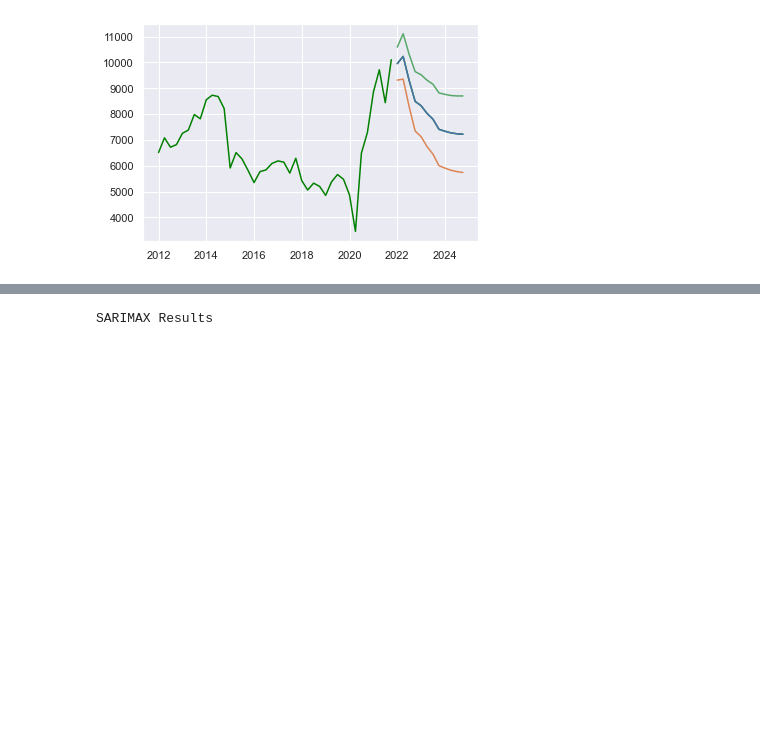
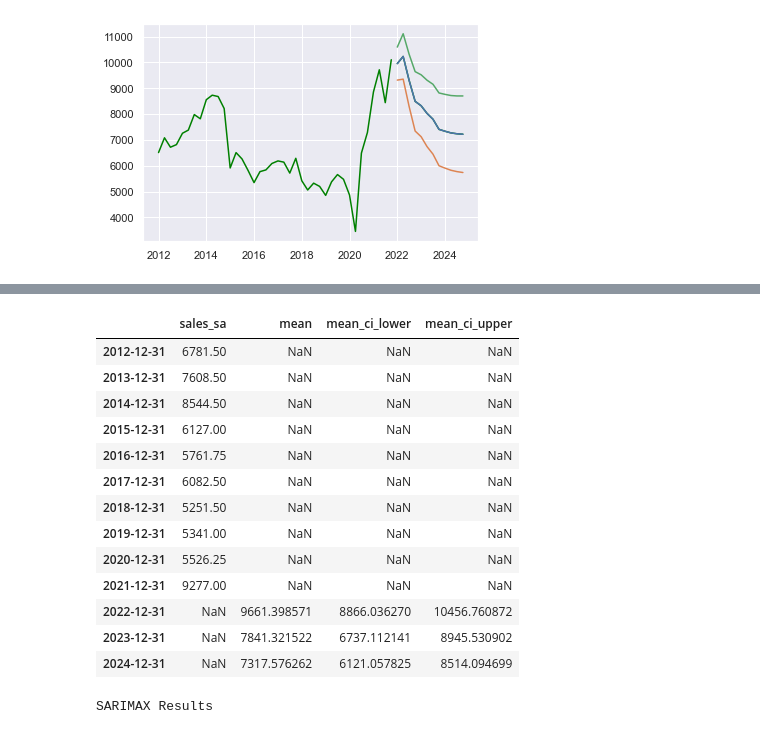
Before and after one commit to doublebigmak/housing_stats, a Jupyter notebook: forecasting/forecast_sales_2022.ipynb, the cells around one changed output, grey strips where cells are left out. Cells and saved outputs as stored; diff of their text form; code cells hidden in the pictures; blank space fills up the shorter version.

```diff
--- a/forecasting/forecast_sales_2022.ipynb
+++ b/forecasting/forecast_sales_2022.ipynb
@@ -968,0 +977,17 @@ plt.plot(fcast_res[['mean','mean_ci_lower','mean_ci_upper']]['2020':])
+# %%
+history[['sales_sa']].join(fcast_res[['mean','mean_ci_lower','mean_ci_upper']])[:'2024'].resample('A').mean()
+# %% [output]
+|  | sales_sa | mean | mean_ci_lower | mean_ci_upper |
+| 2012-12-31 | 6781.50 | NaN | NaN | NaN |
+| 2013-12-31 | 7608.50 | NaN | NaN | NaN |
+| 2014-12-31 | 8544.50 | NaN | NaN | NaN |
+| 2015-12-31 | 6127.00 | NaN | NaN | NaN |
+| 2016-12-31 | 5761.75 | NaN | NaN | NaN |
+| 2017-12-31 | 6082.50 | NaN | NaN | NaN |
+| 2018-12-31 | 5251.50 | NaN | NaN | NaN |
+| 2019-12-31 | 5341.00 | NaN | NaN | NaN |
+| 2020-12-31 | 5526.25 | NaN | NaN | NaN |
+| 2021-12-31 | 9277.00 | NaN | NaN | NaN |
+| 2022-12-31 | NaN | 9661.398571 | 8866.036270 | 10456.760872 |
+| 2023-12-31 | NaN | 7841.321522 | 6737.112141 | 8945.530902 |
+| 2024-12-31 | NaN | 7317.576262 | 6121.057825 | 8514.094699 |
```
Also changed, not shown: parts of 4 cells of this notebook, 9 other files.
